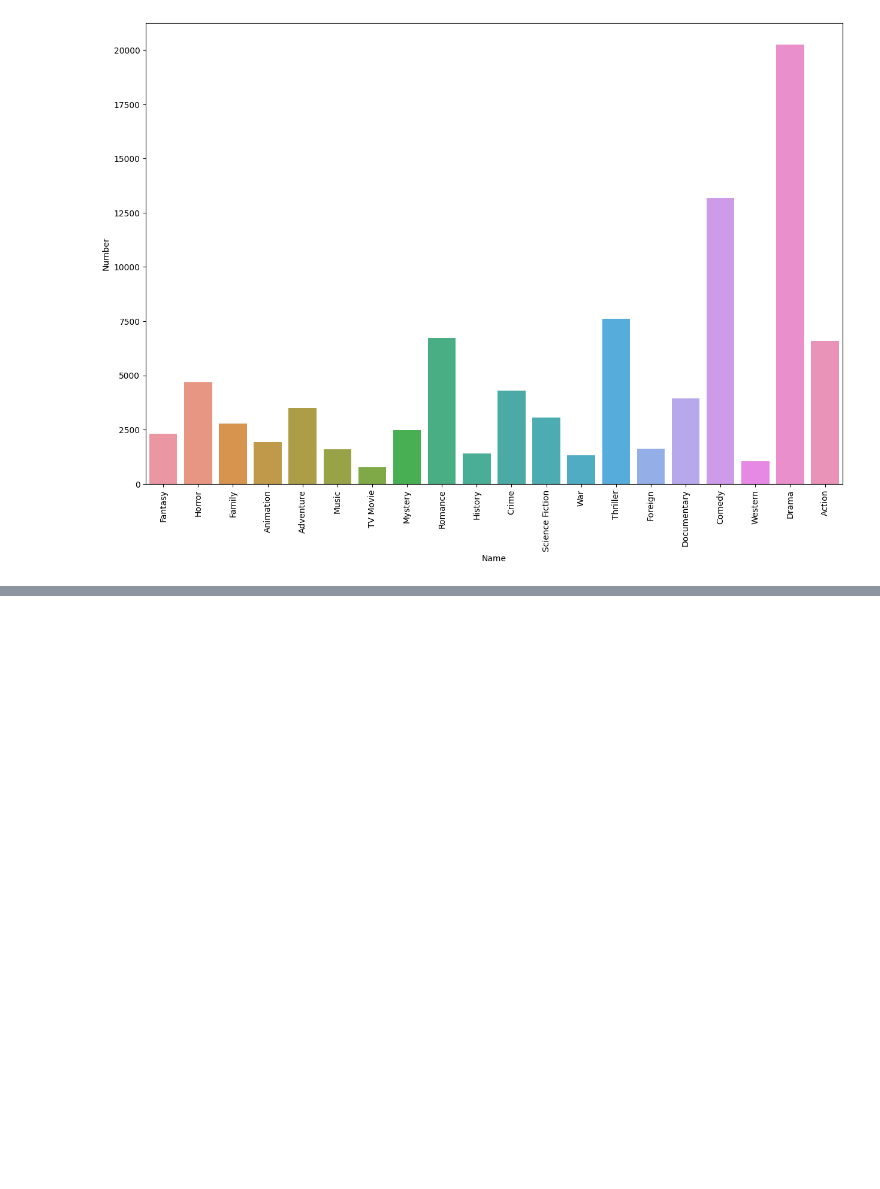
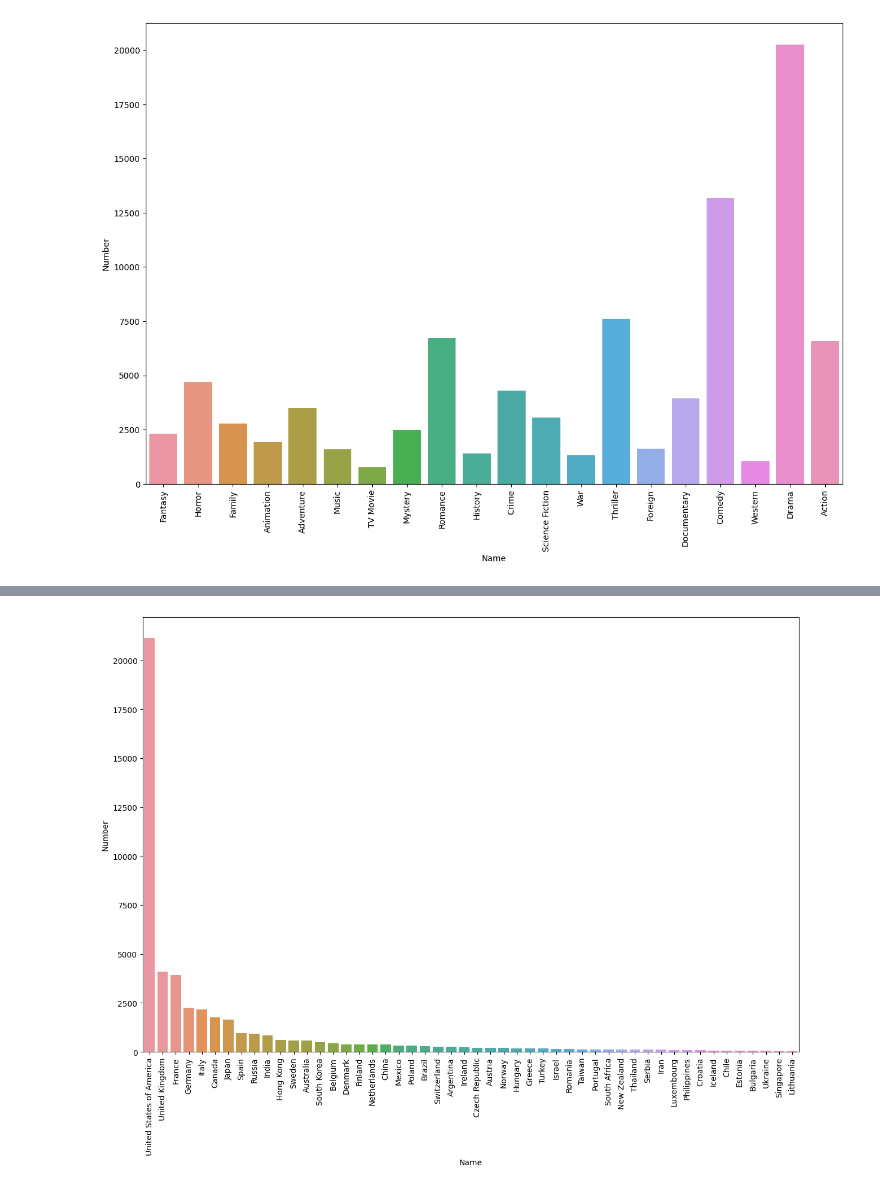
Before and after one commit to MohammadRouintan/Movie-Recommender-System, a Jupyter notebook: MovieMetadataEDA.ipynb, the cells around one changed output, grey strips where cells are left out. Cells and saved outputs as stored; diff of their text form; code cells hidden in the pictures; blank space fills up the shorter version.

```diff
--- a/MovieMetadataEDA.ipynb
+++ b/MovieMetadataEDA.ipynb
@@ -960,0 +1004,7 @@ plt.show()
+# %%
+countries_set = set()
+def find_unique(countries_str):
+    if not is_float(countries_str):
+        string_list = countries_str.split(', ')
+        for string in string_list:
+            countries_set.add(string)
@@ -960,0 +1016,13 @@ plt.show()
+# %%
+countries_dict = {}
+
+for country in countries_set:
+    countries_dict[country] = 0
+
+print(countries_dict)
+
+def count(countries_str):
+    if not is_float(countries_str):
+        string_list = countries_str.split(', ')
+        for string in string_list:
+            countries_dict[string] += 1
@@ -960,0 +1040,3 @@ plt.show()
+# %%
+top_50 = pd.DataFrame(sorted(countries_dict.items(), key=lambda item: item[1], reverse=True)[:50], columns=['Name', 'Number'])
+print('Top 50 of Country', top_50, sep='\n')
@@ -960,0 +1061,7 @@ plt.show()
+# %%
+plt.figure(figsize=(15, 10))
+sns.barplot(x=top_50['Name'], y=top_50['Number'])
+plt.xticks(rotation=90)
+plt.show()
+# %% [output]
+[figure, added]
```
Also changed, not shown: parts of 21 cells of this notebook, 1 other file.
